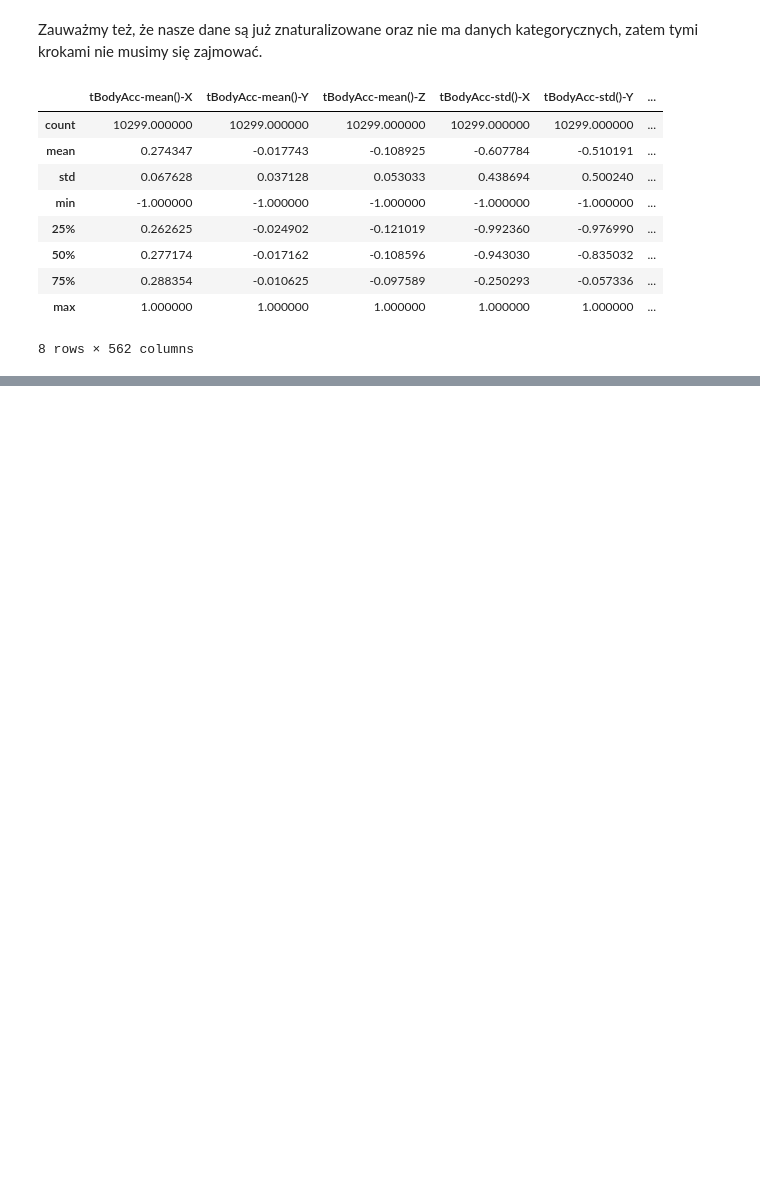
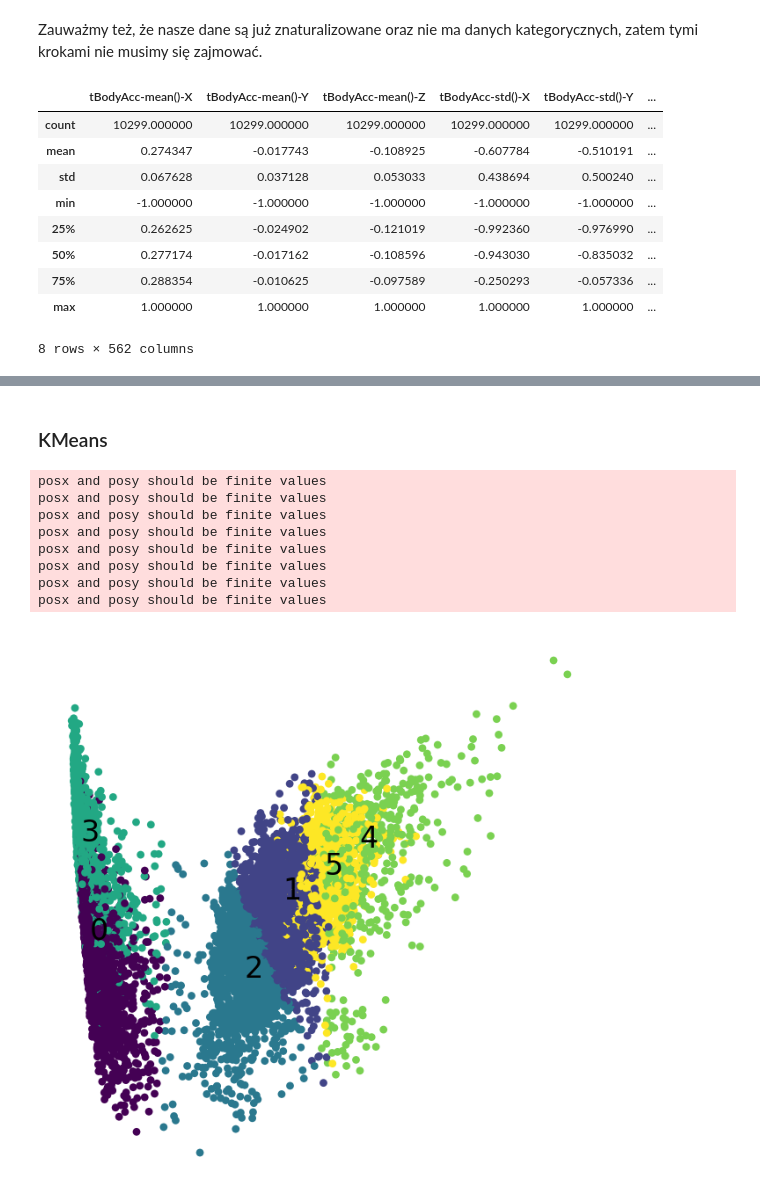
Before and after one commit to DeptuchMateusz/Human-activity-recognition-using-smartphones-clustering, a Jupyter notebook: Preprocessing/prep.ipynb, the cells around one changed output, grey strips where cells are left out. Cells and saved outputs as stored; diff of their text form; code cells hidden in the pictures; blank space fills up the shorter version.

```diff
--- a/Preprocessing/prep.ipynb
+++ b/Preprocessing/prep.ipynb
@@ -101,0 +105,3 @@ bym zostawił
+# %%
+data.drop(to_drop, axis=1, inplace=True)
+data.head(10)
@@ -101,0 +126,40 @@ bym zostawił
+# %%
+def scatter(x, labels):
+
+
+    f = plt.figure(figsize=(8, 8))
+    ax = plt.subplot(aspect='equal')
+    sc = ax.scatter(x[:,0], x[:,1], lw=0, s=40,
+                    c=labels)
+    ax.axis('off')
+    ax.axis('tight')
+
+    txts = []
+    for i in range(10):
+        xtext, ytext = np.median(x[labels == i, :], axis=0)
+        txt = ax.text(xtext, ytext, str(i), fontsize=24)
+        txts.append(txt)
+
+    return f, ax, sc, txts
+# %%
+pca = PCA(n_components=2)
+digits_proj_pca = pca.fit_transform(data)
+# %% [markdown]
+### KMeans
+# %%
+kmeans = KMeans(n_clusters=6, random_state=42)
+kmeans.fit(data)
+y_kmeans = kmeans.predict(data)
+# %%
+scatter(digits_proj_pca, y_kmeans)
+plt.show()
+# %% [output]
+posx and posy should be finite values
+posx and posy should be finite values
+posx and posy should be finite values
+posx and posy should be finite values
+posx and posy should be finite values
+posx and posy should be finite values
+posx and posy should be finite values
+posx and posy should be finite values
+[figure, added]
```
Also changed, not shown: parts of 9 cells of this notebook.
